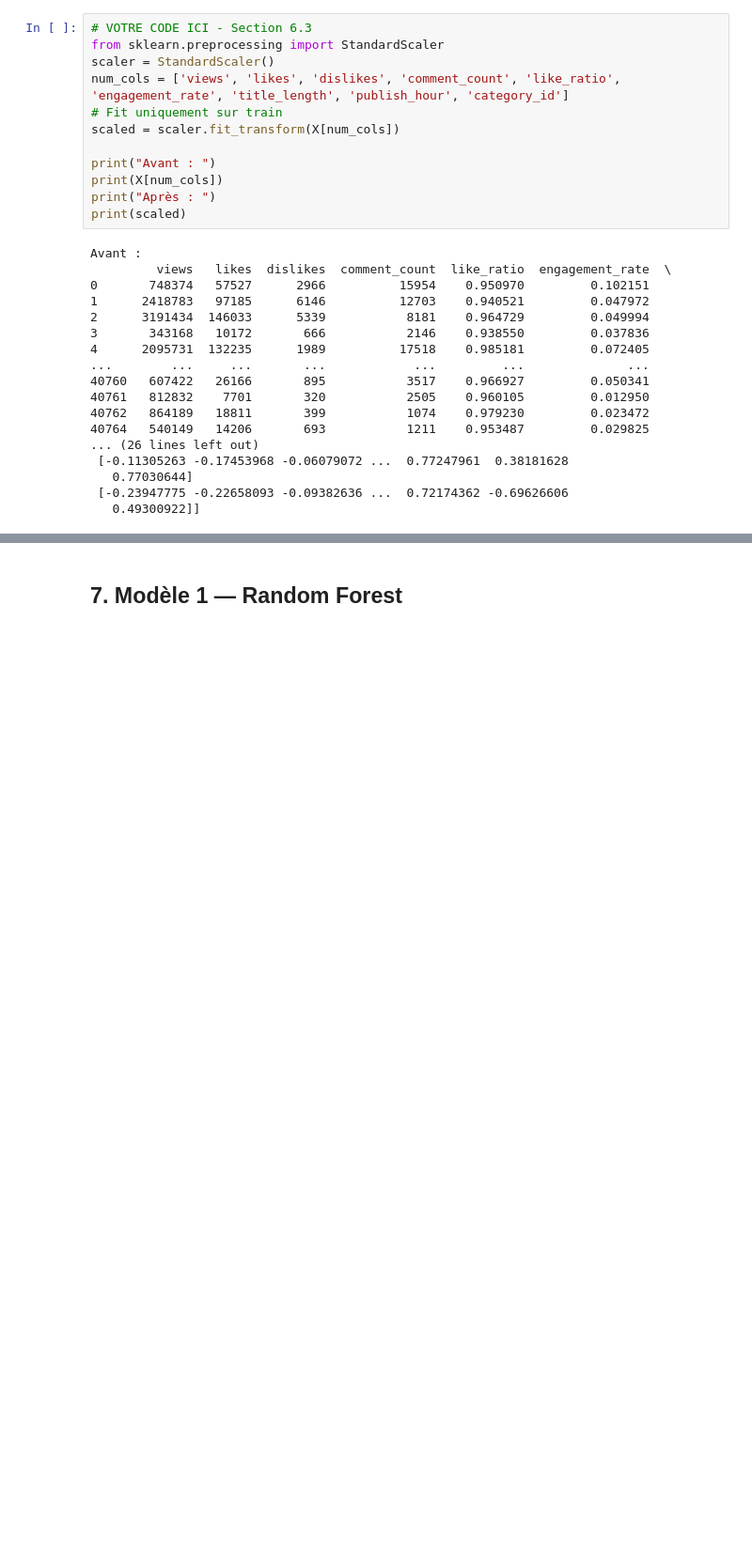
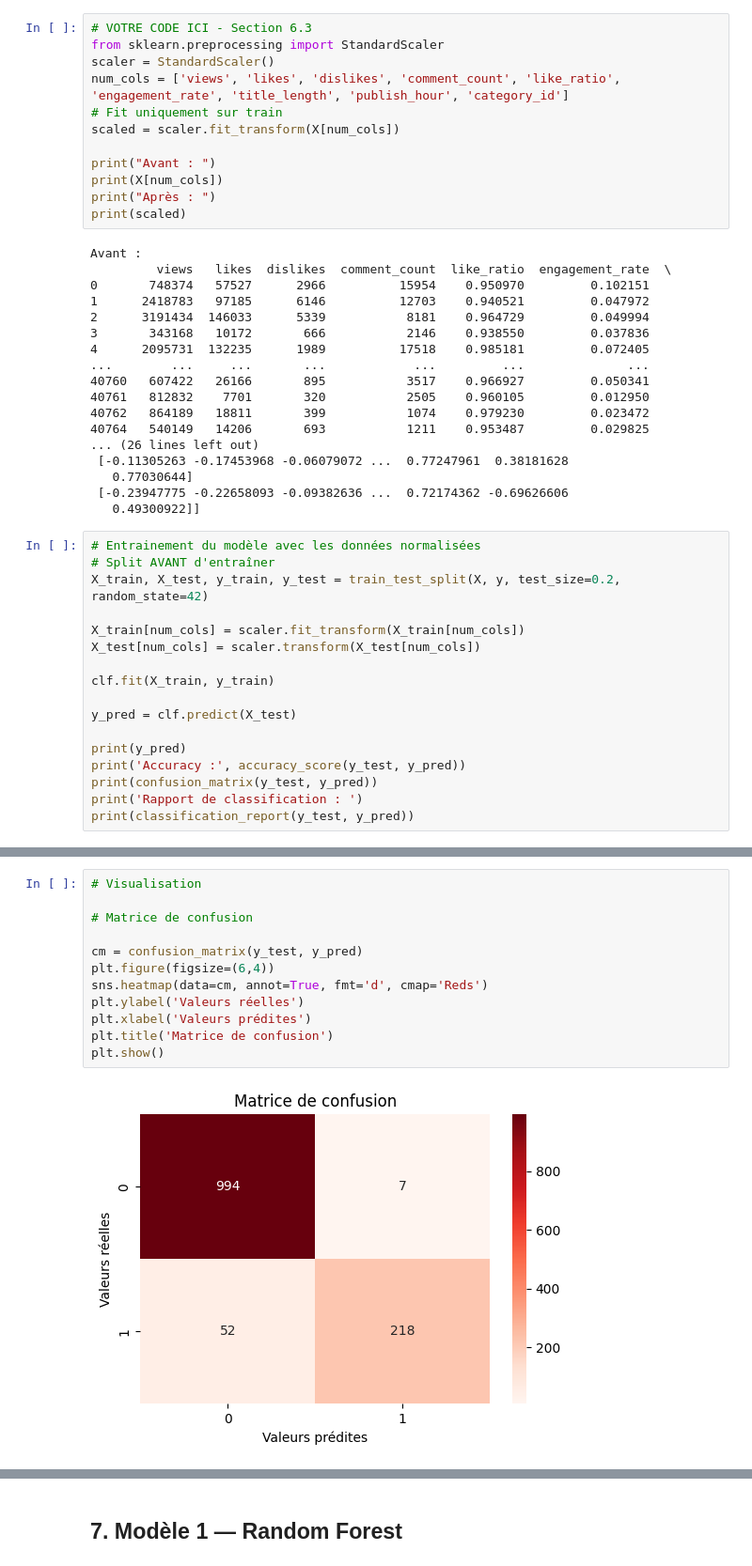
Before and after one commit to kirillsst/youtube-popularity-ml, a Jupyter notebook: notebook/PROJET_ML_Youtube_Trending.ipynb, the cells around one changed output, grey strips where cells are left out. Shown: that part at 94% size. Cells and saved outputs as stored; diff of their text form; blank space fills up the shorter version.

```diff
--- a/notebook/PROJET_ML_Youtube_Trending.ipynb
+++ b/notebook/PROJET_ML_Youtube_Trending.ipynb
@@ -486,3 +486,20 @@ Avant :
    0.77030644]
  [-0.23947775 -0.22658093 -0.09382636 ...  0.72174362 -0.69626606
    0.49300922]]
+# %%
+# Entrainement du modèle avec les données normalisées
+# Split AVANT d'entraîner
+X_train, X_test, y_train, y_test = train_test_split(X, y, test_size=0.2, random_state=42)
+
+X_train[num_cols] = scaler.fit_transform(X_train[num_cols])
+X_test[num_cols] = scaler.transform(X_test[num_cols])
+
+clf.fit(X_train, y_train)
+
+y_pred = clf.predict(X_test)
+
+print(y_pred)
+print('Accuracy :', accuracy_score(y_test, y_pred))
+print(confusion_matrix(y_test, y_pred))
+print('Rapport de classification : ')
+print(classification_report(y_test, y_pred))
@@ -488,0 +520,14 @@ Avant :
+# %%
+# Visualisation
+
+# Matrice de confusion
+
+cm = confusion_matrix(y_test, y_pred)
+plt.figure(figsize=(6,4))
+sns.heatmap(data=cm, annot=True, fmt='d', cmap='Reds')
+plt.ylabel('Valeurs réelles')
+plt.xlabel('Valeurs prédites')
+plt.title('Matrice de confusion')
+plt.show()
+# %% [output]
+[figure, added]
```
Also changed, not shown: parts of 6 cells of this notebook.
